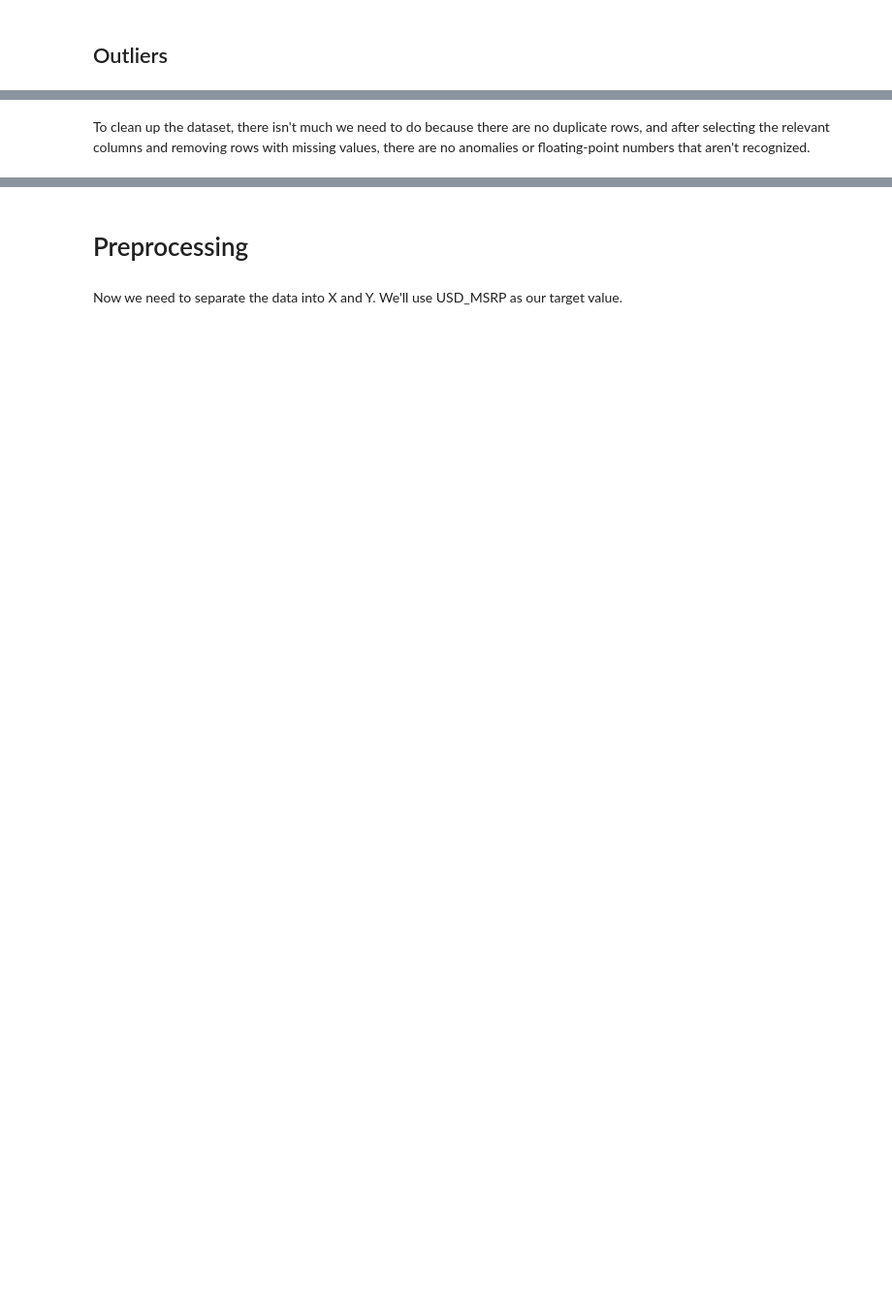
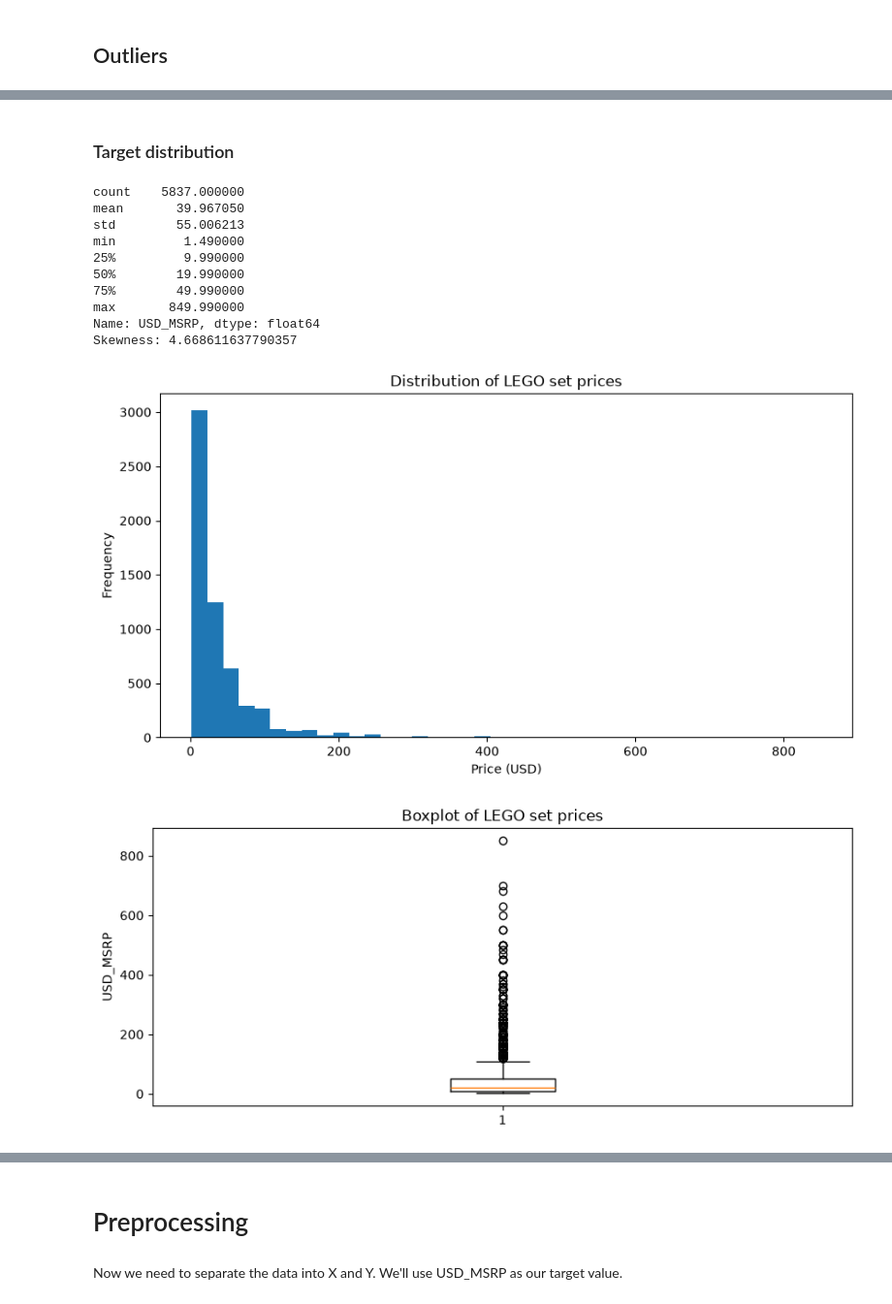
Before and after one commit to Erwanb10/LEGO_price_forecast, a Jupyter notebook: week2.ipynb, the cells around one changed output, grey strips where cells are left out. Shown at 97% size. Cells and saved outputs as stored; diff of their text form; code cells hidden in the pictures; blank space fills up the shorter version.

```diff
--- a/week2.ipynb
+++ b/week2.ipynb
@@ -162,3 +226,6 @@ Upon closer inspection, we can see that the only column causing a problem is {No
+# %%
+df_clean["Subtheme"] = df_clean["Subtheme"].fillna("Not specified")
+df_clean["Theme_Group"] = df_clean["Theme_Group"].fillna("Not specified")
 # %% [markdown]
 ## Outliers
 # %%
@@ -209,2 +276,32 @@ We observe that only the “Rating” column has no outliers when using the IQR
-# %% [markdown]
-To clean up the dataset, there isn't much we need to do because there are no duplicate rows, and after selecting the relevant columns and removing rows with missing values, there are no anomalies or floating-point numbers that aren't recognized.
+# %% [markdown]
+### Target distribution
+# %%
+print(df_clean["USD_MSRP"].describe())
+
+print("Skewness:", df_clean["USD_MSRP"].skew())
+
+plt.figure(figsize=(10, 5))
+plt.hist(df_clean["USD_MSRP"], bins=40)
+plt.xlabel("Price (USD)")
+plt.ylabel("Frequency")
+plt.title("Distribution of LEGO set prices")
+plt.show()
+
+plt.figure(figsize=(10, 4))
+plt.boxplot(df_clean["USD_MSRP"])
+plt.title("Boxplot of LEGO set prices")
+plt.ylabel("USD_MSRP")
+plt.show()
+# %% [output]
+count    5837.000000
+mean       39.967050
+std        55.006213
+min         1.490000
+25%         9.990000
+50%        19.990000
+75%        49.990000
+max       849.990000
+Name: USD_MSRP, dtype: float64
+Skewness: 4.668611637790357
+[figure, added]
+[figure, added]
```
Also changed, not shown: parts of 42 cells of this notebook.
